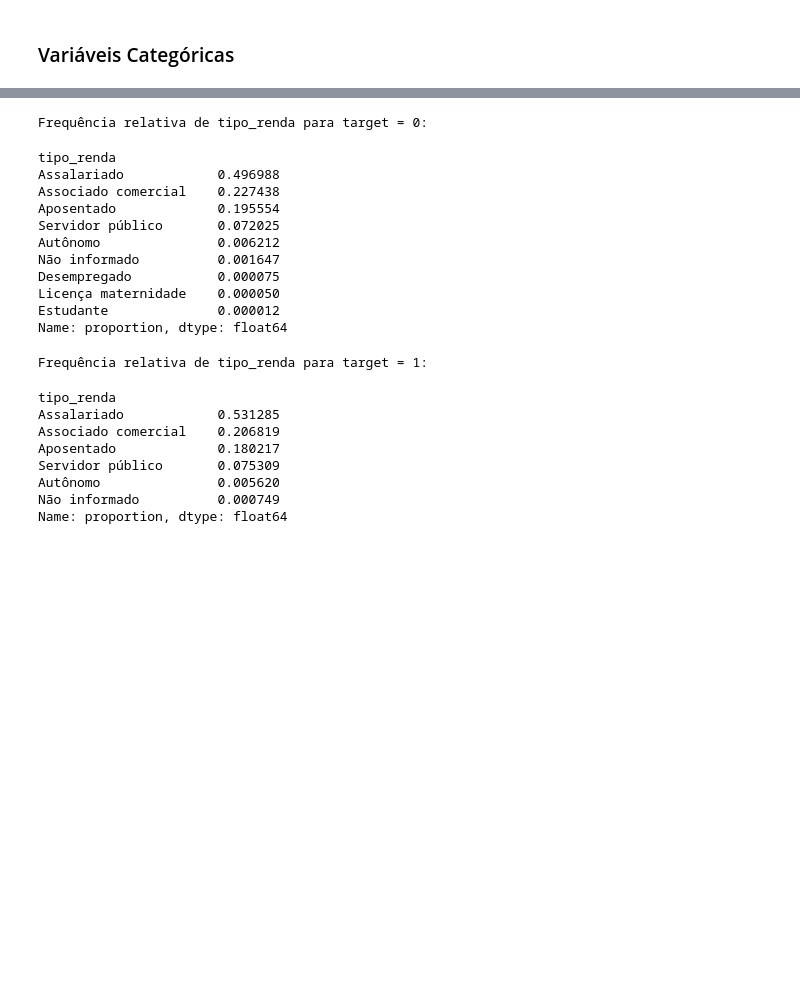
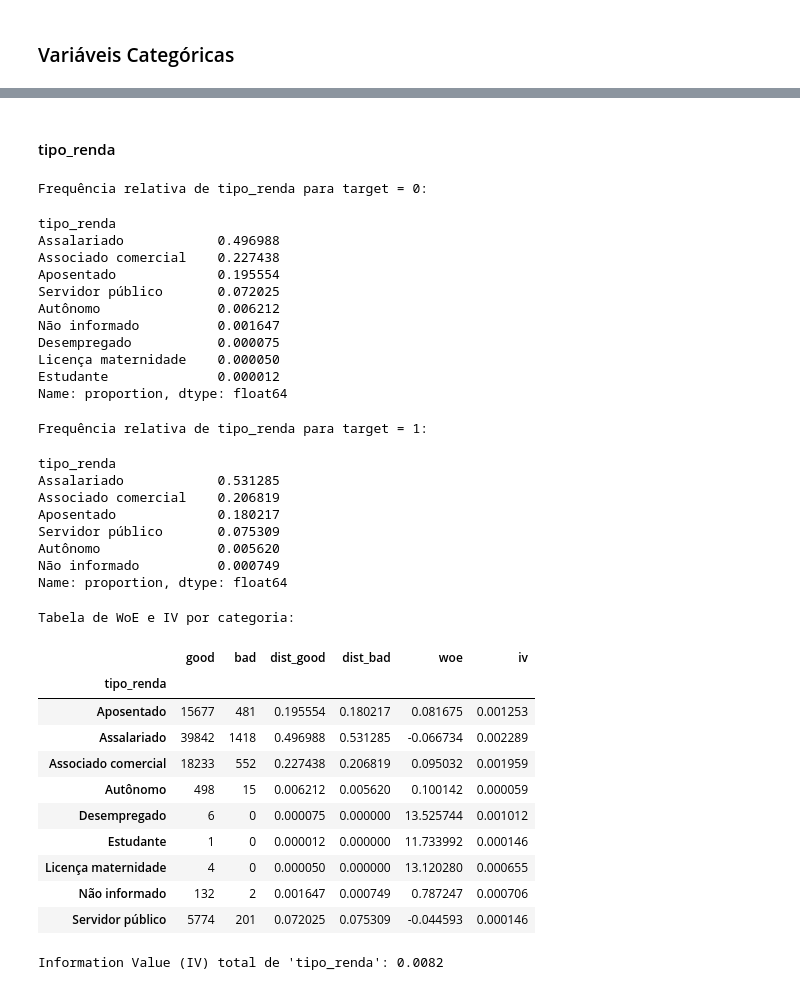
Before and after one commit to p-willyams/credit_case, a Jupyter notebook: src/4-train/modelling.ipynb, the cells around one changed output, grey strips where cells are left out. Saved outputs shown, nothing was run; the diff lists cells and outputs as text; code cells hidden in the pictures; blank space fills up the shorter version.

```diff
--- a/src/4-train/modelling.ipynb
+++ b/src/4-train/modelling.ipynb
@@ -204,28 +409,85 @@ Name: proportion, dtype: float64
+# %% [markdown]
+#### tipo_renda
 # %%
+
 print("Frequência relativa de tipo_renda para target = 0:")
-display(df_train_explore[df_train_explore['target'] == 0]['tipo_renda'].value_counts(normalize=True))
+display(
+    df_train_explore[df_train_explore['target'] == 0]['tipo_renda']
+    .value_counts(normalize=True)
+)
 
 print("\nFrequência relativa de tipo_renda para target = 1:")
-display(df_train_explore[df_train_explore['target'] == 1]['tipo_renda'].value_counts(normalize=True))
+display(
+    df_train_explore[df_train_explore['target'] == 1]['tipo_renda']
+    .value_counts(normalize=True)
+)
+
+
+woe_df = (
+    df_train_explore
+    .groupby('tipo_renda')['target']
+    .value_counts()
+    .unstack(fill_value=0)
+)
+
+woe_df = woe_df.reindex(columns=[0, 1], fill_value=0)
+woe_df.columns = ['good', 'bad']
+
+total_good = woe_df['good'].sum()
+total_bad = woe_df['bad'].sum()
+
+woe_df['dist_good'] = woe_df['good'] / total_good
+woe_df['dist_bad'] = woe_df['bad'] / total_bad
+
+epsilon = 1e-10
+
+woe_df['woe'] = np.log(
+    (woe_df['dist_good'] + epsilon) /
+    (woe_df['dist_bad'] + epsilon)
+)
+
+woe_df['iv'] = (
+    woe_df['dist_good'] - woe_df['dist_bad']
+) * woe_df['woe']
+
+print("\nTabela de WoE e IV por categoria:")
+display(woe_df)
+
+iv_total = woe_df['iv'].sum()
+
+print(f"\nInformation Value (IV) total de 'tipo_renda': {iv_total:.4f}")
 # %% [output]
 Frequência relativa de tipo_renda para target = 0:
 tipo_renda
 Assalariado            0.496988
 Associado comercial    0.227438
 Aposentado             0.195554
 Servidor público       0.072025
 Autônomo               0.006212
 Não informado          0.001647
 Desempregado           0.000075
 Licença maternidade    0.000050
 Estudante              0.000012
 Name: proportion, dtype: float64
 Frequência relativa de tipo_renda para target = 1:
 tipo_renda
 Assalariado            0.531285
 Associado comercial    0.206819
 Aposentado             0.180217
 Servidor público       0.075309
 Autônomo               0.005620
 Não informado          0.000749
 Name: proportion, dtype: float64
+Tabela de WoE e IV por categoria:
+|  | good | bad | dist_good | dist_bad | woe | iv |
+| tipo_renda |  |  |  |  |  |  |
+| Aposentado | 15677 | 481 | 0.195554 | 0.180217 | 0.081675 | 0.001253 |
+| Assalariado | 39842 | 1418 | 0.496988 | 0.531285 | -0.066734 | 0.002289 |
+| Associado comercial | 18233 | 552 | 0.227438 | 0.206819 | 0.095032 | 0.001959 |
+| Autônomo | 498 | 15 | 0.006212 | 0.005620 | 0.100142 | 0.000059 |
+| Desempregado | 6 | 0 | 0.000075 | 0.000000 | 13.525744 | 0.001012 |
+| Estudante | 1 | 0 | 0.000012 | 0.000000 | 11.733992 | 0.000146 |
+| Licença maternidade | 4 | 0 | 0.000050 | 0.000000 | 13.120280 | 0.000655 |
+| Não informado | 132 | 2 | 0.001647 | 0.000749 | 0.787247 | 0.000706 |
+| Servidor público | 5774 | 201 | 0.072025 | 0.075309 | -0.044593 | 0.000146 |
+Information Value (IV) total de 'tipo_renda': 0.0082
```
Also changed, not shown: parts of 21 cells of this notebook.
